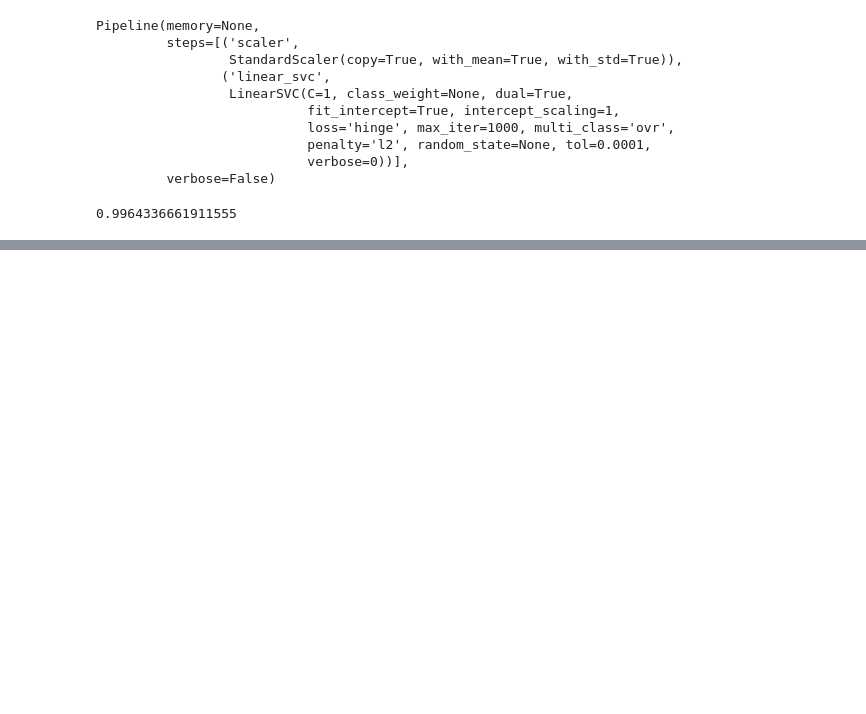
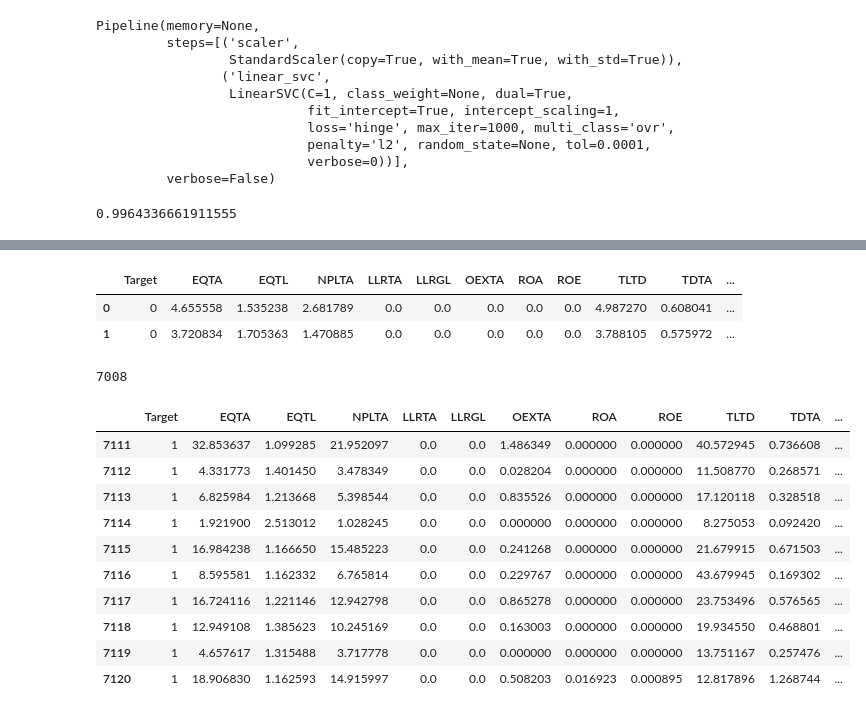
Before and after one commit to allaccountstaken/predicting_bank_distress, a Jupyter notebook: regression_banks_2010.ipynb, the cells around one changed output, grey strips where cells are left out. Cells and saved outputs as stored; diff of their text form; code cells hidden in the pictures; blank space fills up the shorter version.

```diff
--- a/regression_banks_2010.ipynb
+++ b/regression_banks_2010.ipynb
@@ -651,0 +745,27 @@ svm_clf.score(X_test, y_test)
+# %%
+X_CAMELS.head(2)
+# %% [output]
+|  | Target | EQTA | EQTL | NPLTA | LLRTA | LLRGL | OEXTA | ROA | ROE | TLTD | TDTA | ... |
+| 0 | 0 | 4.655558 | 1.535238 | 2.681789 | 0.0 | 0.0 | 0.0 | 0.0 | 0.0 | 4.987270 | 0.608041 | ... |
+| 1 | 0 | 3.720834 | 1.705363 | 1.470885 | 0.0 | 0.0 | 0.0 | 0.0 | 0.0 | 3.788105 | 0.575972 | ... |
+# %%
+X_CAMELS.replace([np.inf, -np.inf], np.nan)
+#df.replace([np.inf, -np.inf], np.nan)
+X_CAMELS.dropna
+len(X_CAMELS)
+# %% [output]
+7008
+# %%
+X_CAMELS.tail(10)
+# %% [output]
+|  | Target | EQTA | EQTL | NPLTA | LLRTA | LLRGL | OEXTA | ROA | ROE | TLTD | TDTA | ... |
+| 7111 | 1 | 32.853637 | 1.099285 | 21.952097 | 0.0 | 0.0 | 1.486349 | 0.000000 | 0.000000 | 40.572945 | 0.736608 | ... |
+| 7112 | 1 | 4.331773 | 1.401450 | 3.478349 | 0.0 | 0.0 | 0.028204 | 0.000000 | 0.000000 | 11.508770 | 0.268571 | ... |
+| 7113 | 1 | 6.825984 | 1.213668 | 5.398544 | 0.0 | 0.0 | 0.835526 | 0.000000 | 0.000000 | 17.120118 | 0.328518 | ... |
+| 7114 | 1 | 1.921900 | 2.513012 | 1.028245 | 0.0 | 0.0 | 0.000000 | 0.000000 | 0.000000 | 8.275053 | 0.092420 | ... |
+| 7115 | 1 | 16.984238 | 1.166650 | 15.485223 | 0.0 | 0.0 | 0.241268 | 0.000000 | 0.000000 | 21.679915 | 0.671503 | ... |
+| 7116 | 1 | 8.595581 | 1.162332 | 6.765814 | 0.0 | 0.0 | 0.229767 | 0.000000 | 0.000000 | 43.679945 | 0.169302 | ... |
+| 7117 | 1 | 16.724116 | 1.221146 | 12.942798 | 0.0 | 0.0 | 0.865278 | 0.000000 | 0.000000 | 23.753496 | 0.576565 | ... |
+| 7118 | 1 | 12.949108 | 1.385623 | 10.245169 | 0.0 | 0.0 | 0.163003 | 0.000000 | 0.000000 | 19.934550 | 0.468801 | ... |
+| 7119 | 1 | 4.657617 | 1.315488 | 3.717778 | 0.0 | 0.0 | 0.000000 | 0.000000 | 0.000000 | 13.751167 | 0.257476 | ... |
+| 7120 | 1 | 18.906830 | 1.162593 | 14.915997 | 0.0 | 0.0 | 0.508203 | 0.016923 | 0.000895 | 12.817896 | 1.268744 | ... |
```
Also changed, not shown: parts of 14 cells of this notebook, 1 other file.
